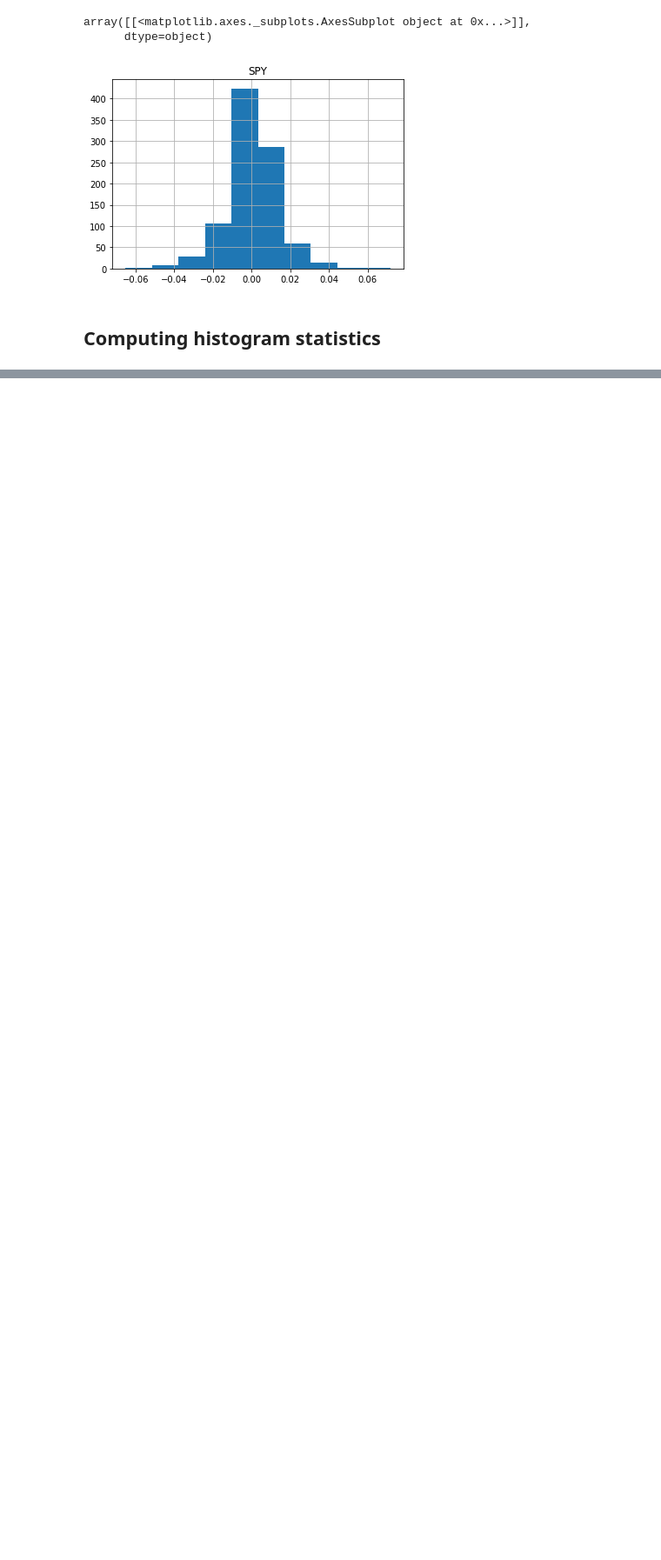
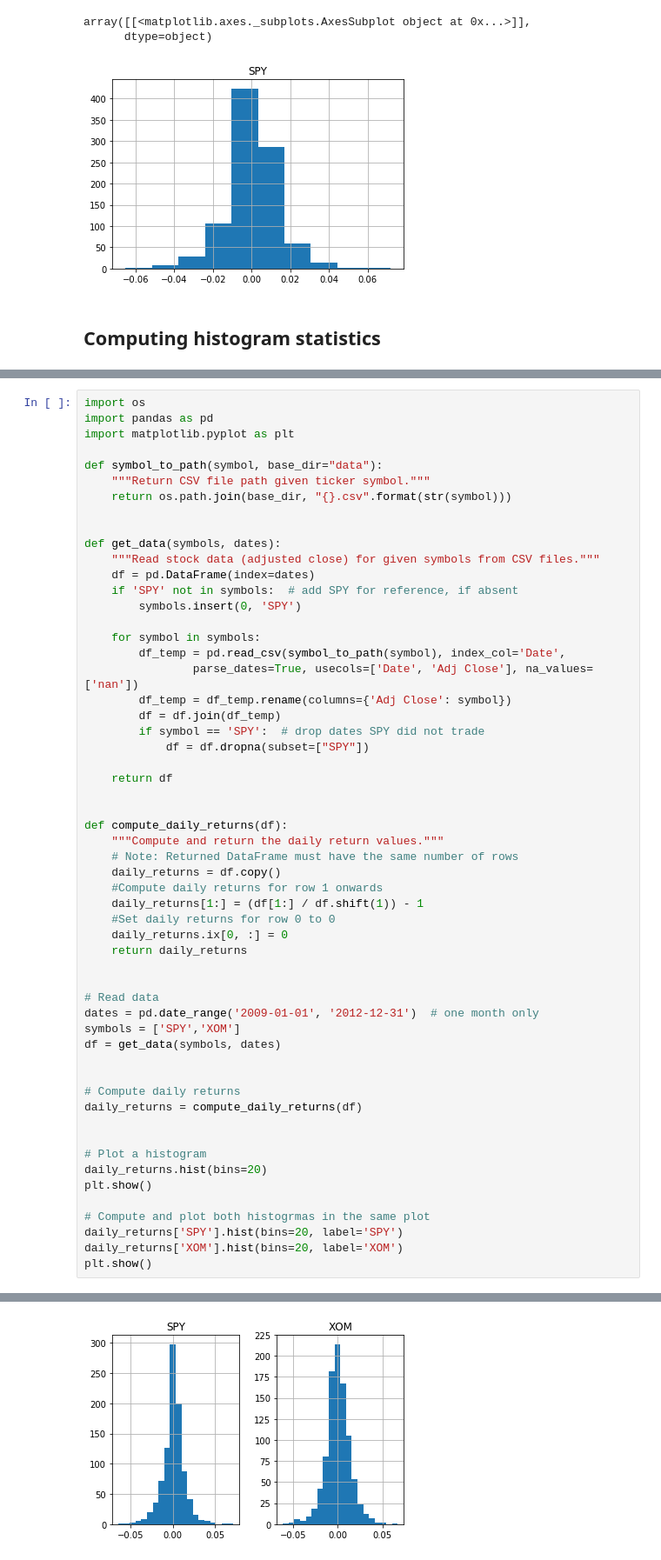
Before and after one commit to kairosart/Machine-Learning-for-Trading, a Jupyter notebook: Untitled.ipynb, the cells around one changed output, grey strips where cells are left out. Shown at 87% size. Saved outputs shown, nothing was run; the diff lists cells and outputs as text; blank space fills up the shorter version.

```diff
--- a/Untitled.ipynb
+++ b/Untitled.ipynb
@@ -619,0 +629,57 @@ array([[<matplotlib.axes._subplots.AxesSubplot object at 0x...>]],
+# %%
+import os
+import pandas as pd
+import matplotlib.pyplot as plt
+
+def symbol_to_path(symbol, base_dir="data"):
+    """Return CSV file path given ticker symbol."""
+    return os.path.join(base_dir, "{}.csv".format(str(symbol)))
+
+
+def get_data(symbols, dates):
+    """Read stock data (adjusted close) for given symbols from CSV files."""
+    df = pd.DataFrame(index=dates)
+    if 'SPY' not in symbols:  # add SPY for reference, if absent
+        symbols.insert(0, 'SPY')
+
+    for symbol in symbols:
+        df_temp = pd.read_csv(symbol_to_path(symbol), index_col='Date',
+                parse_dates=True, usecols=['Date', 'Adj Close'], na_values=['nan'])
+        df_temp = df_temp.rename(columns={'Adj Close': symbol})
+        df = df.join(df_temp)
+        if symbol == 'SPY':  # drop dates SPY did not trade
+            df = df.dropna(subset=["SPY"])
+
+    return df
+
+
+def compute_daily_returns(df):
+    """Compute and return the daily return values."""
+    # Note: Returned DataFrame must have the same number of rows
+    daily_returns = df.copy()
+    #Compute daily returns for row 1 onwards
+    daily_returns[1:] = (df[1:] / df.shift(1)) - 1
+    #Set daily returns for row 0 to 0
+    daily_returns.ix[0, :] = 0
+    return daily_returns
+
+
+# Read data
+dates = pd.date_range('2009-01-01', '2012-12-31')  # one month only
+symbols = ['SPY','XOM']
+df = get_data(symbols, dates)
+
+
+# Compute daily returns
+daily_returns = compute_daily_returns(df)
+
+
+# Plot a histogram
+daily_returns.hist(bins=20)
+plt.show()
+
+# Compute and plot both histogrmas in the same plot
+daily_returns['SPY'].hist(bins=20, label='SPY')
+daily_returns['XOM'].hist(bins=20, label='XOM')
+plt.show()
+# %% [output]
@@ -619,0 +692 @@ array([[<matplotlib.axes._subplots.AxesSubplot object at 0x...>]],
+[figure, added]
```
Also changed, not shown: parts of 5 cells of this notebook.
